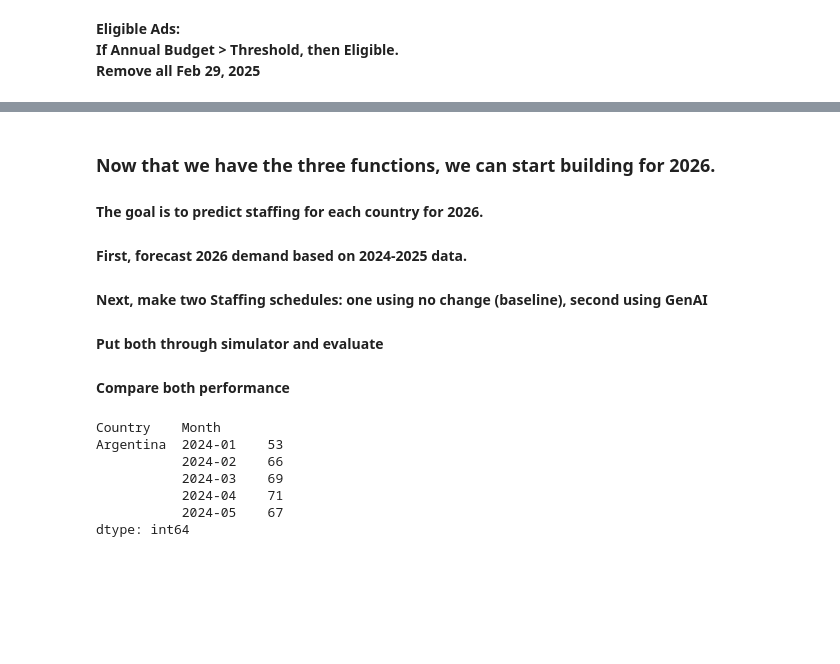
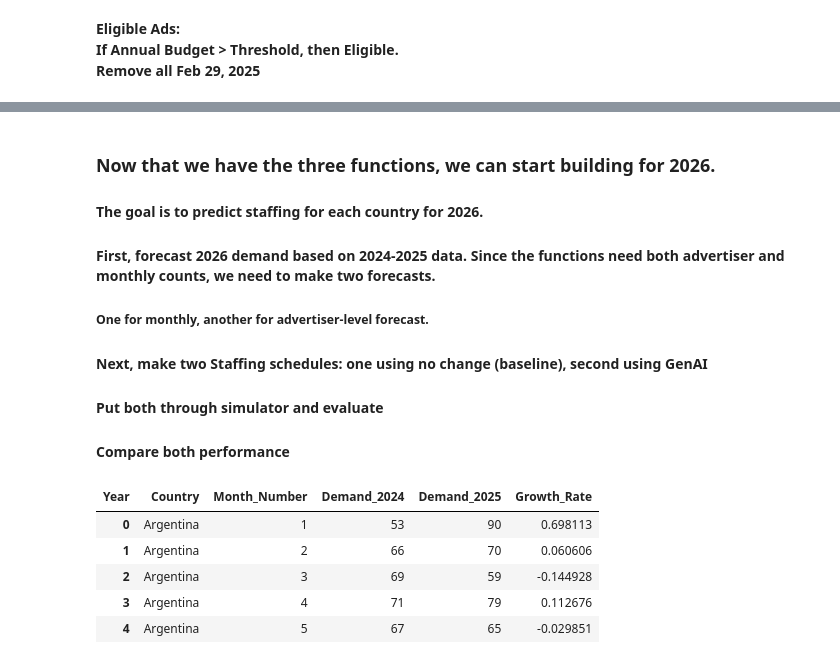
Before and after one commit to aschan12/DADS5250Hackathon, a Jupyter notebook: Hackathon_notebook.ipynb, the cells around one changed output, grey strips where cells are left out. Drawn from its saved outputs; the diff is of its cells as text; code cells hidden in the pictures; blank space fills up the shorter version.

```diff
--- a/Hackathon_notebook.ipynb
+++ b/Hackathon_notebook.ipynb
@@ -294,24 +256,34 @@ simulation_advertisers.head()
 # %% [markdown]
 ### Now that we have the three functions, we can start building for 2026.
 #### The goal is to predict staffing for each country for 2026.
-#### First, forecast 2026 demand based on 2024-2025 data.
+#### First, forecast 2026 demand based on 2024-2025 data. Since the functions need both advertiser and monthly counts, we need to make two forecasts.
+#####  One for monthly, another for advertiser-level forecast.
 #### Next, make two Staffing schedules: one using no change (baseline), second using GenAI
 #### Put both through simulator and evaluate
 #### Compare both performance
 # %%
 import numpy as np
 import pandas as pd
 
 # Monthly totals
 eligible_ad['Month'] = (eligible_ad['Sign_Up_Date'].dt.to_period('M'))
-monthly_demand = (eligible_ad.groupby(['Country', 'Month']).size())
+monthly_demand = (eligible_ad.groupby(['Country', 'Month']).size().reset_index(name="Eligible_Advertisers"))
+monthly_demand["Year"] = (monthly_demand["Month"].dt.year)
+monthly_demand["Month_Number"] = (monthly_demand["Month"].dt.month)
 
-monthly_demand.head()
+demand_history = (monthly_demand.pivot_table(index=["Country", "Month_Number"],
+        columns="Year",
+        values="Eligible_Advertisers",
+        aggfunc="sum",
+        fill_value=0).reset_index())
+demand_history = demand_history.rename(columns={2024: "Demand_2024", 2025: "Demand_2025"})
+
+demand_history["Growth_Rate"] = ((demand_history["Demand_2025"] - demand_history["Demand_2024"])/ demand_history["Demand_2024"])
+demand_history.head()
 # %% [output]
-Country    Month
-Argentina  2024-01    53
-           2024-02    66
-           2024-03    69
-           2024-04    71
-           2024-05    67
-dtype: int64
+| Year | Country | Month_Number | Demand_2024 | Demand_2025 | Growth_Rate |
+| 0 | Argentina | 1 | 53 | 90 | 0.698113 |
+| 1 | Argentina | 2 | 66 | 70 | 0.060606 |
+| 2 | Argentina | 3 | 69 | 59 | -0.144928 |
+| 3 | Argentina | 4 | 71 | 79 | 0.112676 |
+| 4 | Argentina | 5 | 67 | 65 | -0.029851 |
```
Also changed, not shown: parts of 36 cells of this notebook.
